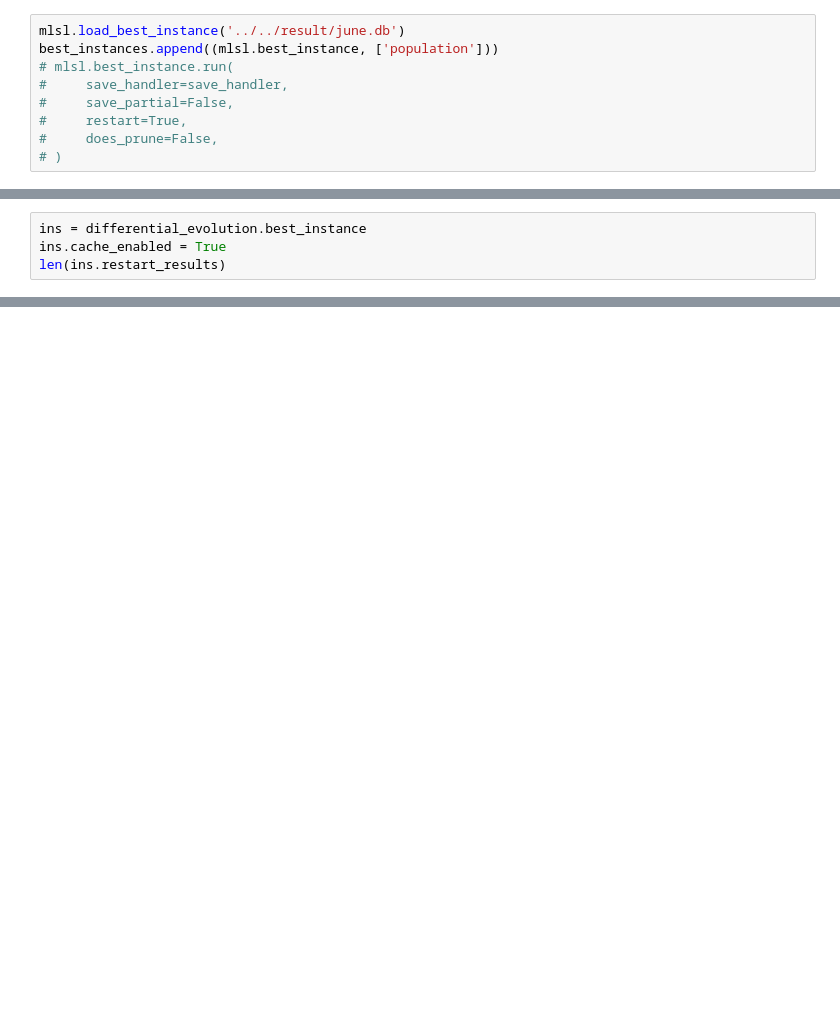
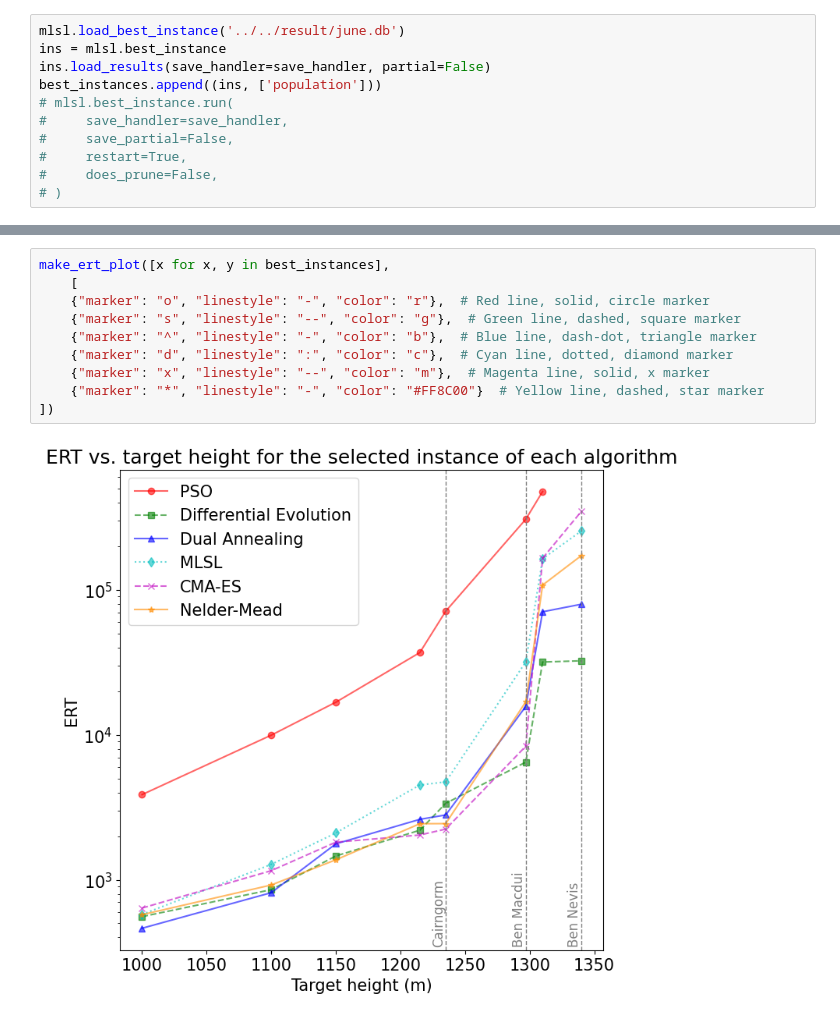
Before and after one commit to CardiacModelling/BenNevisBenchmark, a Jupyter notebook: ipynb/plots/all.ipynb, the cells around one changed output, grey strips where cells are left out. Saved outputs shown, nothing was run; the diff lists cells and outputs as text; blank space fills up the shorter version.

```diff
--- a/ipynb/plots/all.ipynb
+++ b/ipynb/plots/all.ipynb
@@ -25,7 +42,9 @@ best_instances.append((dual_annealing.best_instance, []))
 # )
 # %%
 mlsl.load_best_instance('../../result/june.db')
-best_instances.append((mlsl.best_instance, ['population']))
+ins = mlsl.best_instance
+ins.load_results(save_handler=save_handler, partial=False)
+best_instances.append((ins, ['population']))
 # mlsl.best_instance.run(
 #     save_handler=save_handler,
 #     save_partial=False,
@@ -143,4 +127,0 @@ pso.best_instance.params_to_latex()
-# %%
-ins = differential_evolution.best_instance
-ins.cache_enabled = True
-len(ins.restart_results)
@@ -182,0 +209,12 @@ result_animation.save(file_name='de.mp4', fps=5)
+# %%
+make_ert_plot([x for x, y in best_instances],
+    [
+    {"marker": "o", "linestyle": "-", "color": "r"},  # Red line, solid, circle marker
+    {"marker": "s", "linestyle": "--", "color": "g"},  # Green line, dashed, square marker
+    {"marker": "^", "linestyle": "-", "color": "b"},  # Blue line, dash-dot, triangle marker
+    {"marker": "d", "linestyle": ":", "color": "c"},  # Cyan line, dotted, diamond marker
+    {"marker": "x", "linestyle": "--", "color": "m"},  # Magenta line, solid, x marker
+    {"marker": "*", "linestyle": "-", "color": "#FF8C00"}  # Yellow line, dashed, star marker
+])
+# %% [output]
+[figure, added]
```
Also changed, not shown: parts of 19 cells of this notebook, 31 other files.
